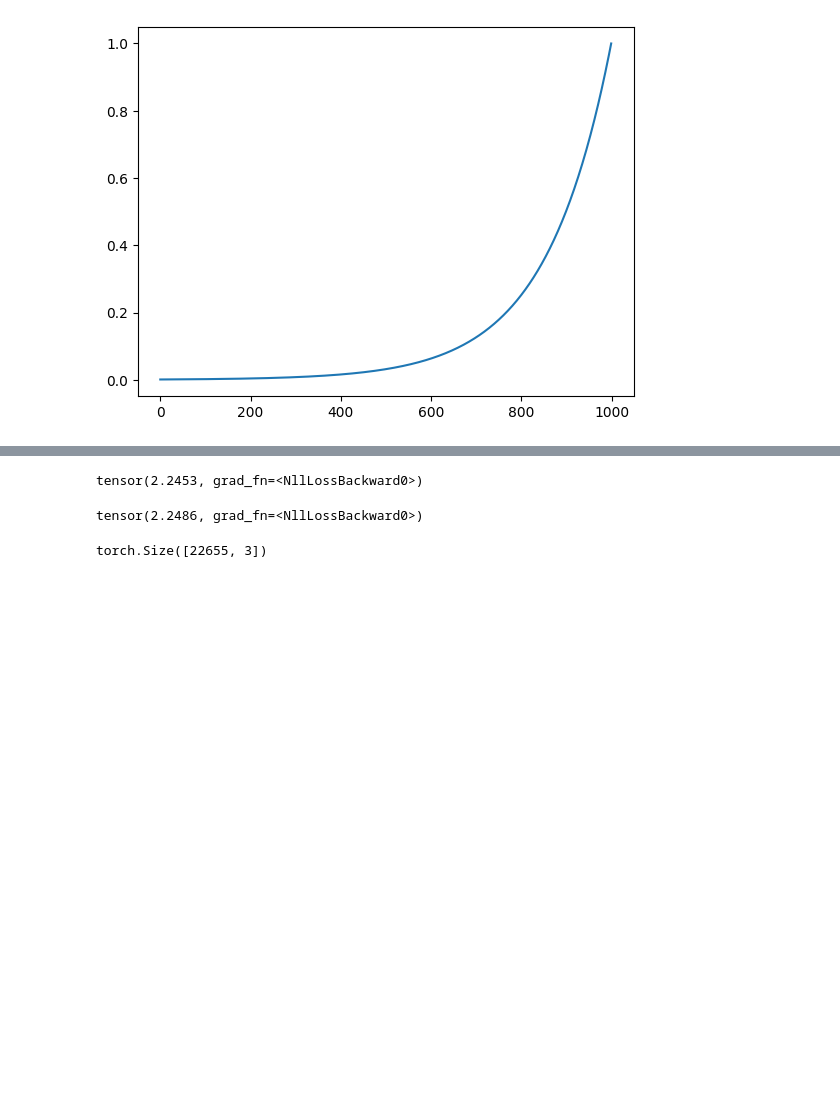
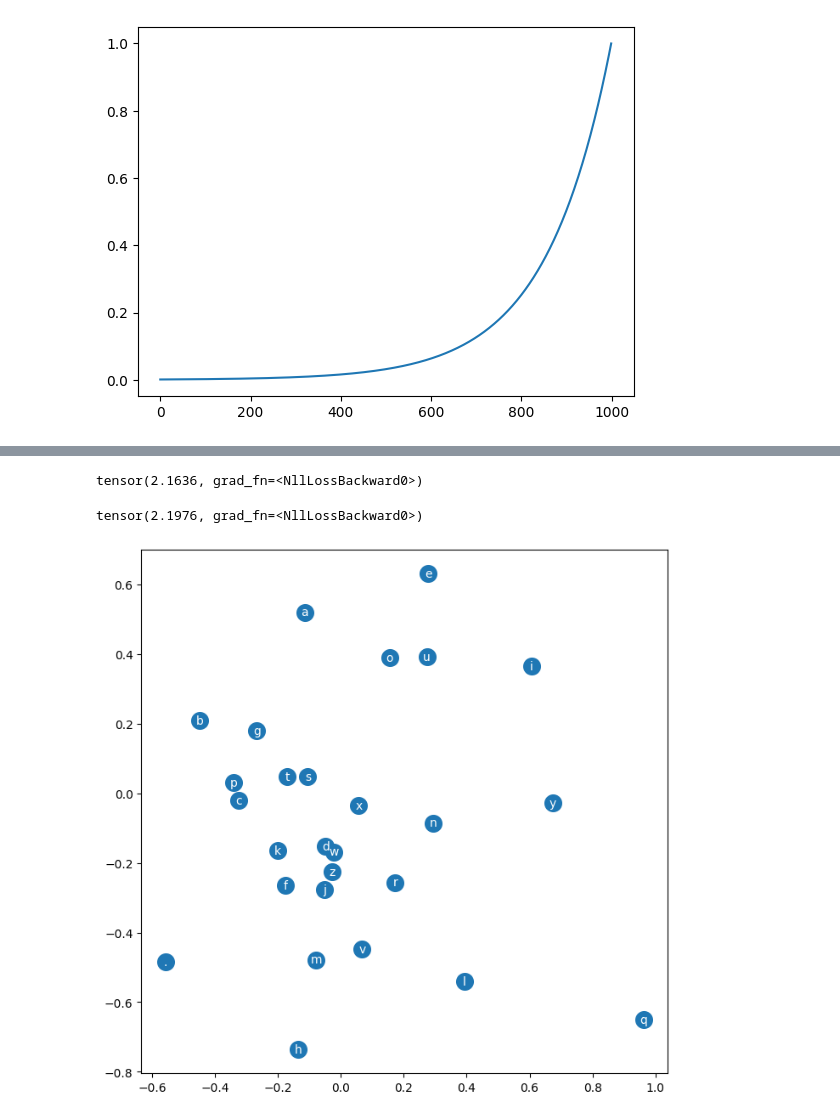
Before and after one commit to jyjoshi/makemore, a Jupyter notebook: makemore_mlp.ipynb, the cells around one changed output, grey strips where cells are left out. Saved outputs shown, nothing was run; the diff lists cells and outputs as text; code cells hidden in the pictures; blank space fills up the shorter version.

```diff
--- a/makemore_mlp.ipynb
+++ b/makemore_mlp.ipynb
@@ -177,23 +179,23 @@ plt.plot(stepi, lossi)
 # %%
 # Loss over the training set
 emb = C[X_train] # look up the embeddings for each character in X
-h = torch.tanh(emb.view(-1, 2 * block_size) @ W1 + b1) # first layer of the network
+h = torch.tanh(emb.view(-1, 10 * block_size) @ W1 + b1) # first layer of the network
 logits = h @ W2 + b2 # second layer of the network
 loss = F.cross_entropy(logits, Y_train)
 print(loss)
 # %% [output]
-tensor(2.2453, grad_fn=<NllLossBackward0>)
+tensor(2.1636, grad_fn=<NllLossBackward0>)
 # %%
 # Loss over the valid dataset
 
 # forward pass of the network
 emb = C[X_valid] # look up the embeddings for each character in X
-h = torch.tanh(emb.view(-1, 2 * block_size) @ W1 + b1) # first layer of the network
+h = torch.tanh(emb.view(-1, 10 * block_size) @ W1 + b1) # first layer of the network
 logits = h @ W2 + b2 # second layer of the network
 loss = F.cross_entropy(logits, Y_valid)
 print(loss)
 # %% [output]
-tensor(2.2486, grad_fn=<NllLossBackward0>)
+tensor(2.1976, grad_fn=<NllLossBackward0>)
 # %%
 # Loss over the entire dataset
 
@@ -203,7 +205,11 @@ h = torch.tanh(emb.view(-1, 2 * block_size) @ W1 + b1) # first layer of the netw
 logits = h @ W2 + b2 # second layer of the network
 loss = F.cross_entropy(logits, Y_valid)
 print(loss)
-# %%
-X_valid.shape
-# %% [output]
-torch.Size([22655, 3])
+# %%
+# Visualise the 2-d embedding space
+plt.figure(figsize=(8, 8))
+plt.scatter(C[:, 0].data, C[:, 1].data, s=200)
+for i in range(C.shape[0]):
+    plt.text(C[i, 0].item(), C[i, 1].item(), itos[i], ha='center', va='center', color='white')
+# %% [output]
+[figure, added]
```
Also changed, not shown: parts of 8 cells of this notebook.
